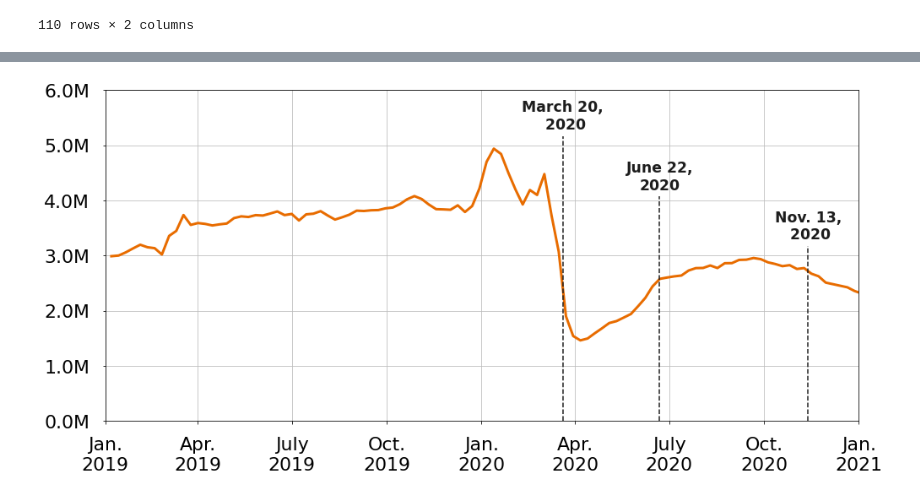
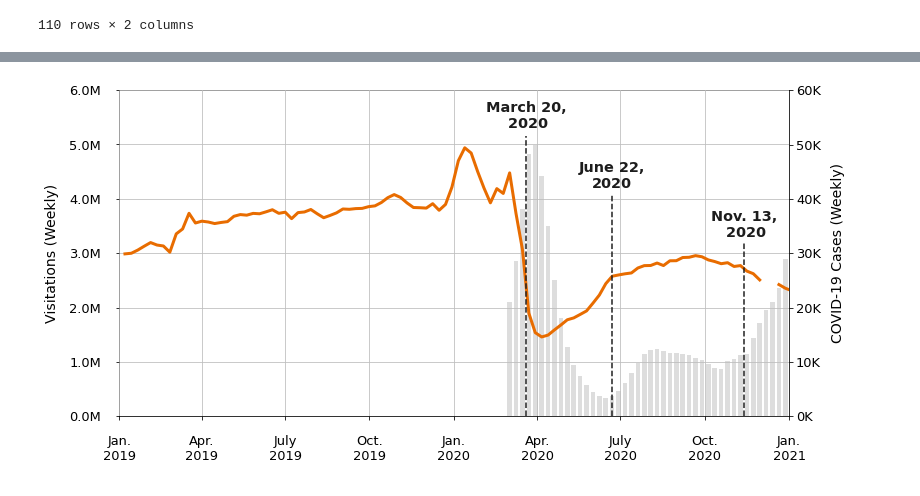
Before and after one commit to cpcarey/nyu-cusp-food-access, a Jupyter notebook: notebooks/cc0104_plot_visitation_totals.ipynb, the cells around one changed output, grey strips where cells are left out. Drawn from its saved outputs; the diff is of its cells as text; code cells hidden in the pictures.

Commit message:
Add COVID-19 cases to visitation totals plot.

```diff
--- a/notebooks/cc0104_plot_visitation_totals.ipynb
+++ b/notebooks/cc0104_plot_visitation_totals.ipynb
@@ -91,3 +92,6 @@ total_df
 # %%
 def millions(x, pos):
     return '%1.1fM' % (x * 1e-6)
+
+def thousands(x, pos):
+    return '%1.0fK' % (x * 1e-3)
@@ -93,0 +116,3 @@ def millions(x, pos):
+# %%
+total_and_covid_df = total_df.merge(covid_df, left_index=True, right_index=True, how='outer')
+peek(total_and_covid_df)
@@ -94,64 +125,80 @@ def millions(x, pos):
 # %%
-fig, ax = plt.subplots(figsize=(16, 8))
-total_df['estimated_visitor_count'].plot(kind='line',
-                                         color='#e86c00',
-                                         linewidth=3)
+fig, ax = plt.subplots(figsize=(12, 6))
+bar_ax = ax.twinx()
 
-plt.axvline('2020-03-20', 0, 0.86, color='#1d1d1d', linestyle='dashed')
-plt.text('2020-03-20',
+bar_ax.bar(total_and_covid_df.index, total_and_covid_df['case_count'], width=5, color='#ddd')
+
+ax.plot(total_and_covid_df.index, total_and_covid_df['estimated_visitor_count'], linewidth=3, color='#e86c00')
+
+ax.set_zorder(1)
+ax.set_frame_on(False)
+
+ax.axvline('2020-03-20', 0, 0.86, color='#1d1d1d', linestyle='dashed')
+ax.text('2020-03-20',
          5.3e6,
          "March 20,\n 2020",
          horizontalalignment='center',
-         size='xx-large',
+         size='x-large',
          color='#1d1d1d',
          weight='semibold')
 
-plt.axvline('2020-06-22', 0, 0.68, color='#1d1d1d', linestyle='dashed')
-plt.text('2020-06-22',
+ax.axvline('2020-06-22', 0, 0.68, color='#1d1d1d', linestyle='dashed')
+ax.text('2020-06-22',
          4.2e6,
          "June 22,\n2020",
          horizontalalignment='center',
-         size='xx-large',
+         size='x-large',
          color='#1d1d1d',
          weight='semibold')
 
-plt.axvline('2020-11-13', 0, 0.53, color='#1d1d1d', linestyle='dashed')
-plt.text('2020-11-13',
+ax.axvline('2020-11-13', 0, 0.53, color='#1d1d1d', linestyle='dashed')
+ax.text('2020-11-13',
          3.3e6,
          "Nov. 13,\n 2020",
          horizontalalignment='center',
-         size='xx-large',
+         size='x-large',
          color='#1d1d1d',
          weight='semibold')
 
-formatter = FuncFormatter(millions)
-plt.xlabel('')
-ax.yaxis.set_major_formatter(formatter)
-plt.xticks(fontsize='22')
-plt.yticks(fontsize='22')
+m_formatter = FuncFormatter(millions)
+k_formatter = FuncFormatter(thousands)
+
+ax.set_xlabel('')
+ax.set_ylabel('Visitations (Weekly)', fontsize=FONT_SIZE_AXIS, labelpad=10)
+
+bar_ax.set_ylabel('COVID-19 Cases (Weekly)', fontsize=FONT_SIZE_AXIS, labelpad=10)
+
+ax.yaxis.set_major_formatter(m_formatter)
+bar_ax.yaxis.set_major_formatter(k_formatter)
+
+ax.xaxis.set_tick_params(labelsize=FONT_SIZE_TICKS)
+ax.yaxis.set_tick_params(labelsize=FONT_SIZE_TICKS)
+bar_ax.yaxis.set_tick_params(labelsize=FONT_SIZE_TICKS)
+
 ax.set_facecolor('#ffffff')
 ax.grid(color='#bdbdbd')
 ax.set_ylim([0, 6000000])
 ax.set_xlim([
     datetime(2019, 1, 1, 0, 0, tzinfo=tzinfo),
     datetime(2021, 1, 1, 1, 0, tzinfo=tzinfo)
 ])
+bar_ax.set_ylim([0, 60000])
 plt.setp(ax.spines.values(), color='#000000')
 ax.tick_params(axis='x', which='major', pad=15)
 ax.tick_params(axis='y', which='major', pad=15)
 ax.set_xticklabels([
     'Jan.\n2019',
     'Apr.\n2019',
     'July\n2019',
     'Oct.\n2019',
     'Jan.\n2020',
     'Apr.\n2020',
     'July\n2020',
     'Oct.\n2020',
     'Jan.\n2021',
 ],
                    rotation=0,
                    ha='center')
 plt.show()
 # %% [output]
-[figure, old version]
+[figure, new version]
```
Also changed, not shown: parts of 4 cells of this notebook.
